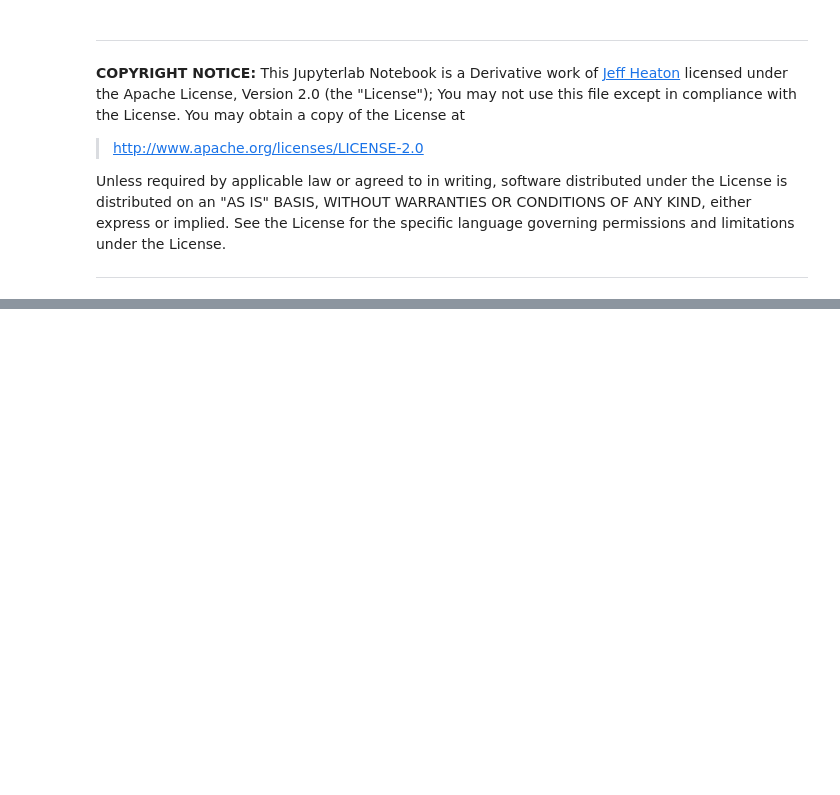
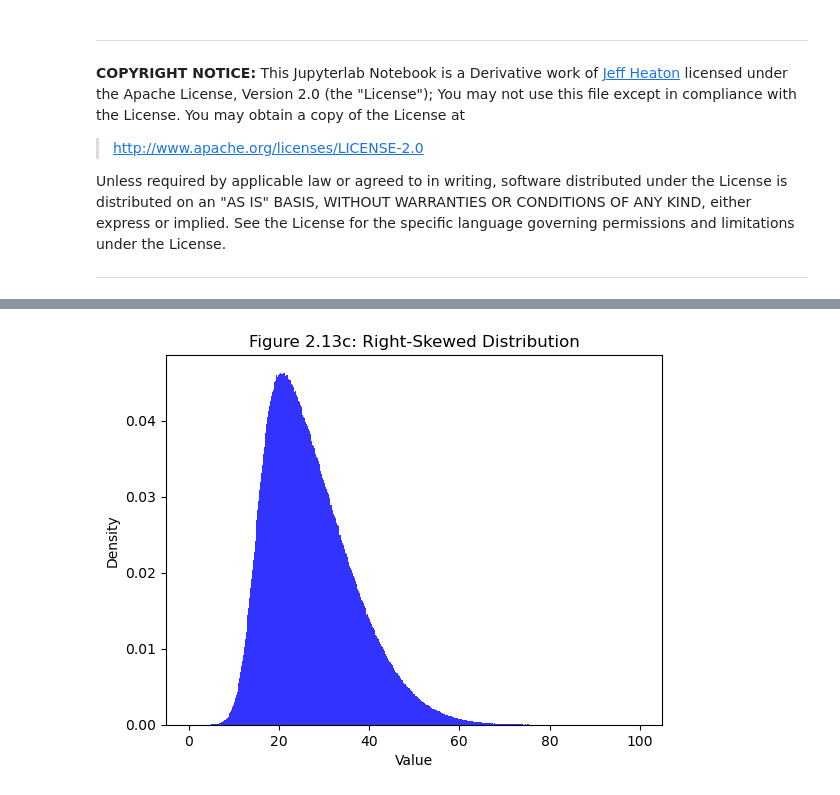
Before and after one commit to DavidSenseman/BIO5853, a Jupyter notebook: Lesson_01_5.ipynb, the cells around one changed output, grey strips where cells are left out. Cells and saved outputs as stored; diff of their text form; code cells hidden in the pictures; blank space fills up the shorter version.

```diff
--- a/Lesson_01_5.ipynb
+++ b/Lesson_01_5.ipynb
@@ -463,0 +623,37 @@ When you have completed all of the code cells, and run them in sequential order
+# %%
+# Demostration 2.13c: Right-skewed distribution
+
+import numpy as np
+import matplotlib.pyplot as plt
+from scipy.stats import skewnorm
+
+
+# Generate Right-skewed data
+num_values = 10000000
+max_value = 100
+skewness = +5  # Positive values create right-skewed distribution
+
+# Generate data using skewnorm
+rightSkewed = skewnorm.rvs(a=skewness, loc=max_value, size=num_values)
+
+# Shift the set so the minimum value is equal to zero
+rightSkewed = rightSkewed - min(rightSkewed)
+
+# Standardize all the values between 0 and 1
+rightSkewed = rightSkewed / max(rightSkewed)
+
+# Multiply the standardized values by the maximum value
+rightSkewed = rightSkewed * max_value
+
+# Plot histogram
+plt.hist(rightSkewed, bins=500, density=True, color='b', alpha=0.8)
+
+# Label plot
+plt.xlabel('Value')
+plt.ylabel('Density')
+plt.title('Figure 2.13c: Right-Skewed Distribution')
+
+# Show plot
+plt.show()
+# %% [output]
+[figure, added]
```
Also changed, not shown: parts of 177 cells of this notebook.
